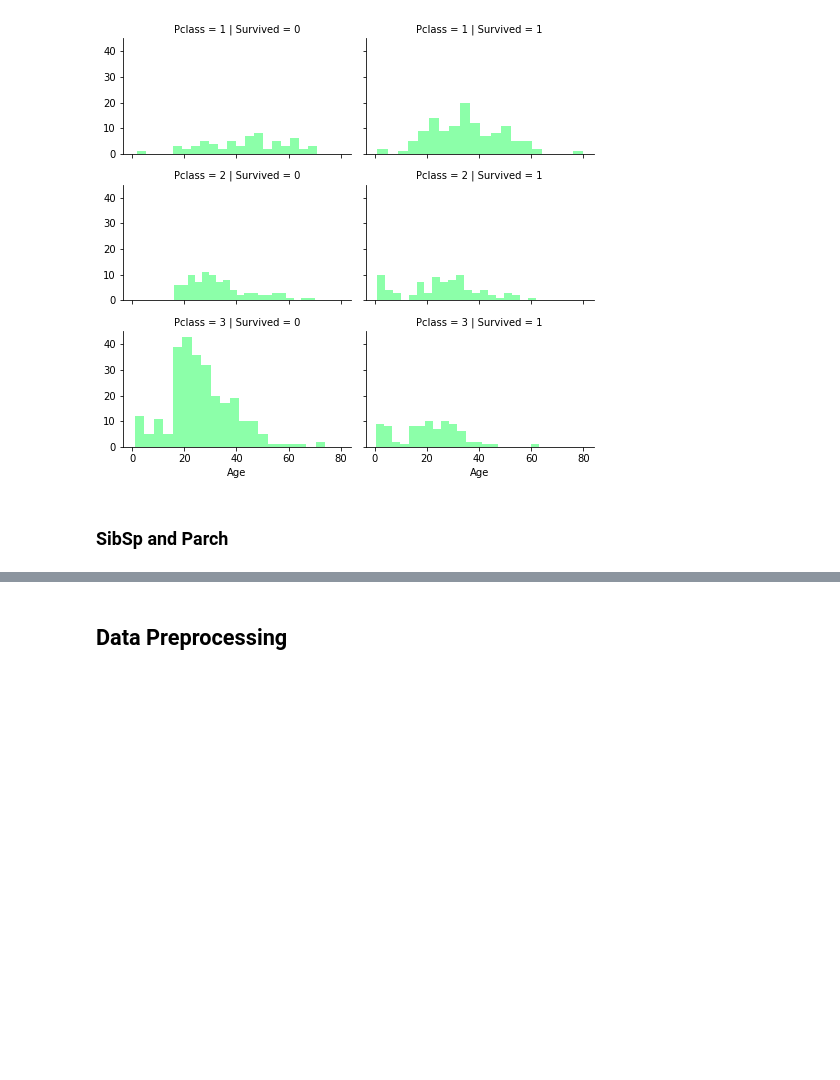
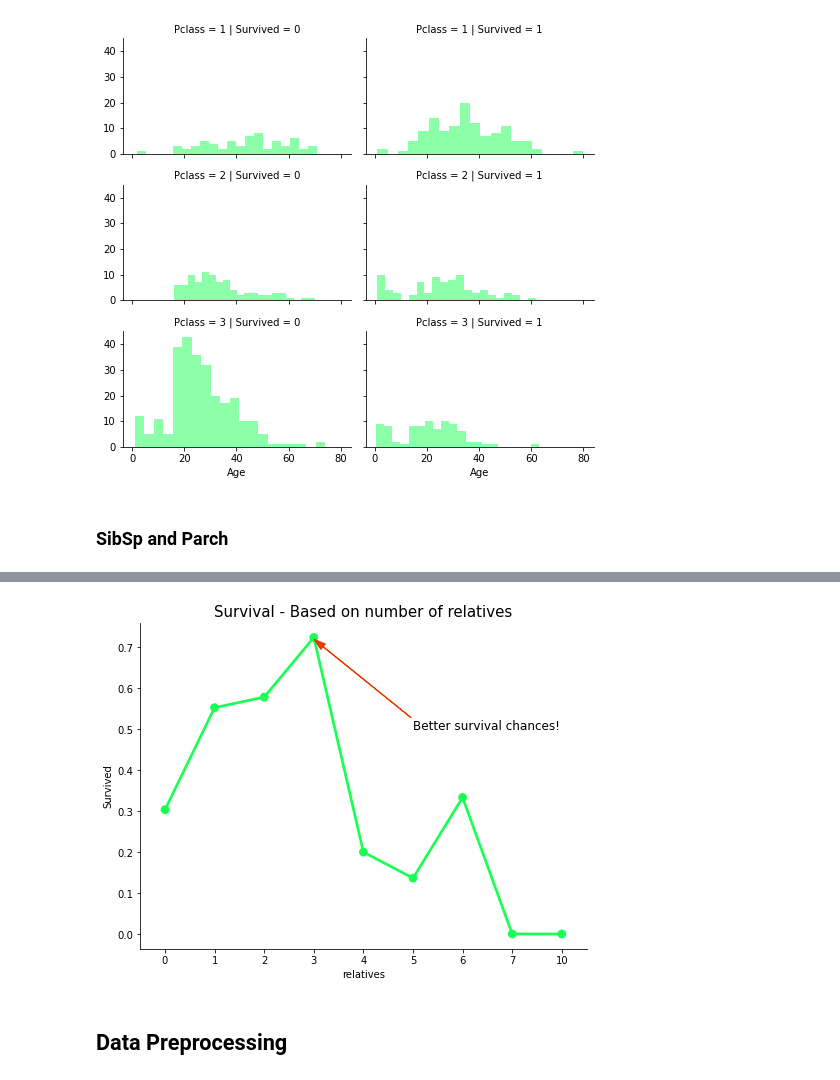
Before and after one commit to nishantnayar/Titanic, a Jupyter notebook: Titanic.ipynb, the cells around one changed output, grey strips where cells are left out. Cells and saved outputs as stored; diff of their text form; code cells hidden in the pictures; blank space fills up the shorter version.

Commit message:
Relatives
Added relatives

```diff
--- a/Titanic.ipynb
+++ b/Titanic.ipynb
@@ -314,6 +318,17 @@ train_df['not_alone'].value_counts()
 # %%
-axes = sns.factorplot('relatives','Survived',
-                      data=train_df, aspect = 2.5, )
+fig, axes = plt.subplots(figsize=(8, 6))
+ax = sns.pointplot('relatives','Survived', data=train_df, aspect = 2.5, ci=0)
+ax.annotate('Better survival chances!', xy=(3, 0.72), xytext=(5,0.5),
+            fontsize=12,
+            arrowprops={'width':0.4,'headwidth':7,'color':'#E63A00'})
+ax.spines['top'].set_visible(False)
+ax.spines['right'].set_visible(False)
+ax.spines['left'].set_visible(True)
+ax.spines['bottom'].set_visible(True)
+ax.set_title('Survival - Based on number of relatives', fontsize=15)
+fig.savefig('./img/Relatives.png', transparent=True)
+# %% [output]
+[figure, added]
 # %% [markdown]
 ## Data Preprocessing
 # %% [markdown]
```
Also changed, not shown: parts of 25 cells of this notebook, 1 other file.
